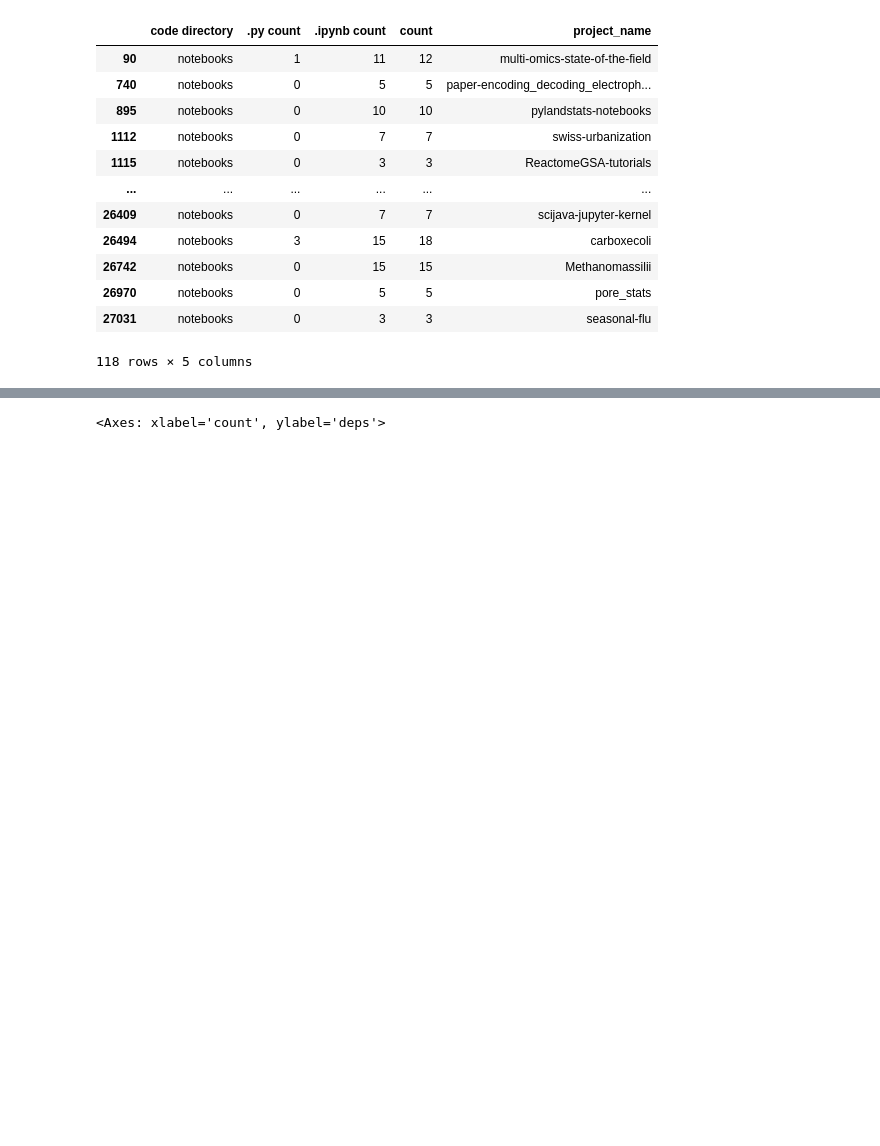
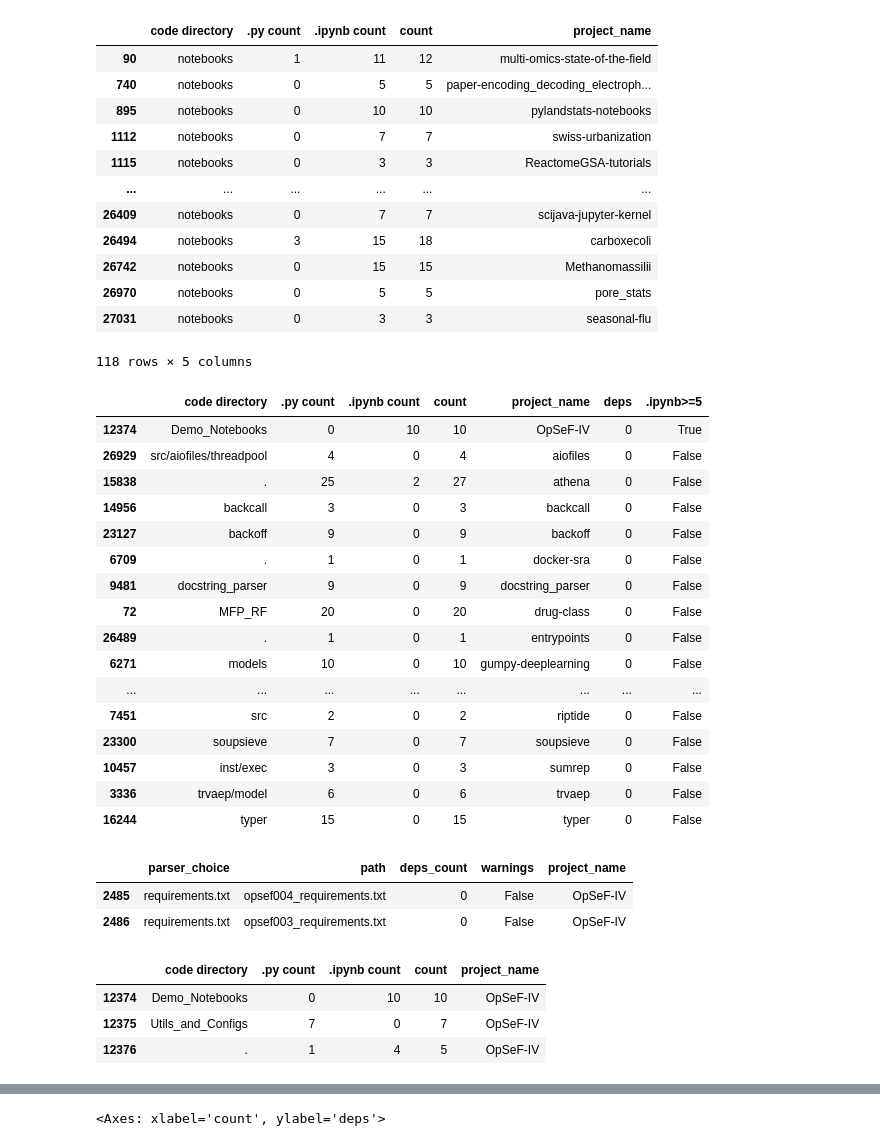
Before and after one commit to tweag/FawltyDeps, a Jupyter notebook: PyPI_analysis/notebooks/results-biomedical.ipynb, the cells around one changed output, grey strips where cells are left out. Cells and saved outputs as stored; diff of their text form; code cells hidden in the pictures; blank space fills up the shorter version.

```diff
--- a/PyPI_analysis/notebooks/results-biomedical.ipynb
+++ b/PyPI_analysis/notebooks/results-biomedical.ipynb
@@ -39,6 +39,11 @@ for filename in set(os.listdir(project_directory_1) + os.listdir(project_directo
     codedirs = project_data.get("code_dirs", {})
     deps_list = project_data.get("deps_file", [])
     imports_list = project_data.get("imports", [])
+
+    metadata_list = [metadata]
+    metadata_data = pd.DataFrame(metadata_list)
+
+    project_dfs_metadata.append(metadata_data)
 
     # Create a list of dictionaries of code directories
     if codedirs:
@@ -119,6 +124,7 @@ for filename in set(os.listdir(project_directory_1) + os.listdir(project_directo
     project_dfs_imports.append(imports_data)
 
 # Combine all project DataFrames into a single DataFrame
+df_metadata = pd.concat(project_dfs_metadata, ignore_index=True)
 df_codedirs = pd.concat(project_dfs_codedirs, ignore_index=True)
 df_deps = pd.concat(project_dfs_deps, ignore_index=True)
 df_imports = pd.concat(project_dfs_imports, ignore_index=True)
@@ -658,6 +664,39 @@ values = [
 
 # create a new column and use np.select to assign values to it using our lists as arguments
 df_codedirs_max["deps"] = np.select(conditions, values)
+# %%
+df_codedirs_max[df_codedirs_max["deps"] == "0"]
+# %% [output]
+|  | code directory | .py count | .ipynb count | count | project_name | deps | .ipynb>=5 |
+| 12374 | Demo_Notebooks | 0 | 10 | 10 | OpSeF-IV | 0 | True |
+| 26929 | src/aiofiles/threadpool | 4 | 0 | 4 | aiofiles | 0 | False |
+| 15838 | . | 25 | 2 | 27 | athena | 0 | False |
+| 14956 | backcall | 3 | 0 | 3 | backcall | 0 | False |
+| 23127 | backoff | 9 | 0 | 9 | backoff | 0 | False |
+| 6709 | . | 1 | 0 | 1 | docker-sra | 0 | False |
+| 9481 | docstring_parser | 9 | 0 | 9 | docstring_parser | 0 | False |
+| 72 | MFP_RF | 20 | 0 | 20 | drug-class | 0 | False |
+| 26489 | . | 1 | 0 | 1 | entrypoints | 0 | False |
+| 6271 | models | 10 | 0 | 10 | gumpy-deeplearning | 0 | False |
+| ... | ... | ... | ... | ... | ... | ... | ... |
+| 7451 | src | 2 | 0 | 2 | riptide | 0 | False |
+| 23300 | soupsieve | 7 | 0 | 7 | soupsieve | 0 | False |
+| 10457 | inst/exec | 3 | 0 | 3 | sumrep | 0 | False |
+| 3336 | trvaep/model | 6 | 0 | 6 | trvaep | 0 | False |
+| 16244 | typer | 15 | 0 | 15 | typer | 0 | False |
+# %%
+df_deps_clean[df_deps_clean["project_name"] == "OpSeF-IV"]
+# %% [output]
+|  | parser_choice | path | deps_count | warnings | project_name |
+| 2485 | requirements.txt | opsef004_requirements.txt | 0 | False | OpSeF-IV |
+| 2486 | requirements.txt | opsef003_requirements.txt | 0 | False | OpSeF-IV |
+# %%
+df_codedirs_clean[df_codedirs_clean["project_name"] == "OpSeF-IV"]
+# %% [output]
+|  | code directory | .py count | .ipynb count | count | project_name |
+| 12374 | Demo_Notebooks | 0 | 10 | 10 | OpSeF-IV |
+| 12375 | Utils_and_Configs | 7 | 0 | 7 | OpSeF-IV |
+| 12376 | . | 1 | 4 | 5 | OpSeF-IV |
 # %%
 df_codedirs_max[".ipynb>=5"] = np.where(
     df_codedirs_max[".ipynb count"] >= 5, True, False
```
Also changed, not shown: parts of 1 cell of this notebook.
